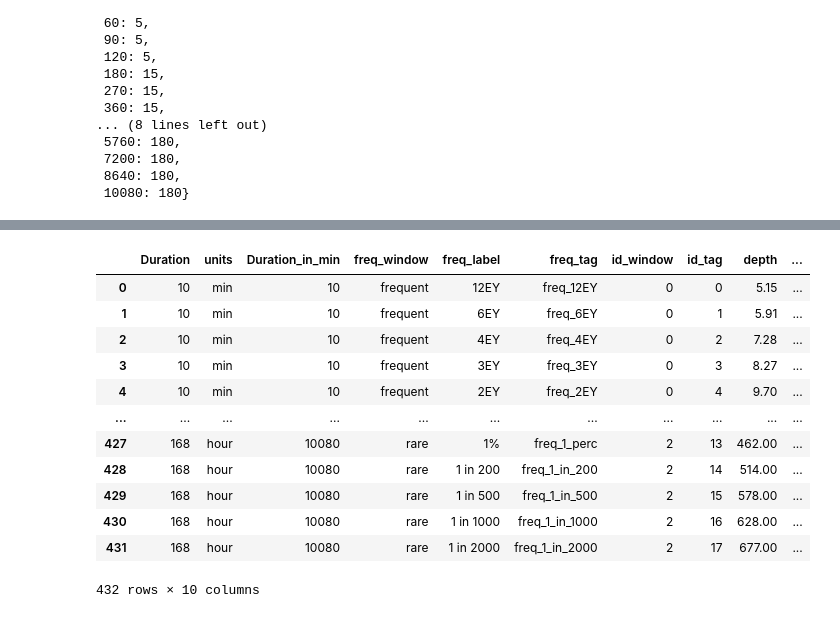
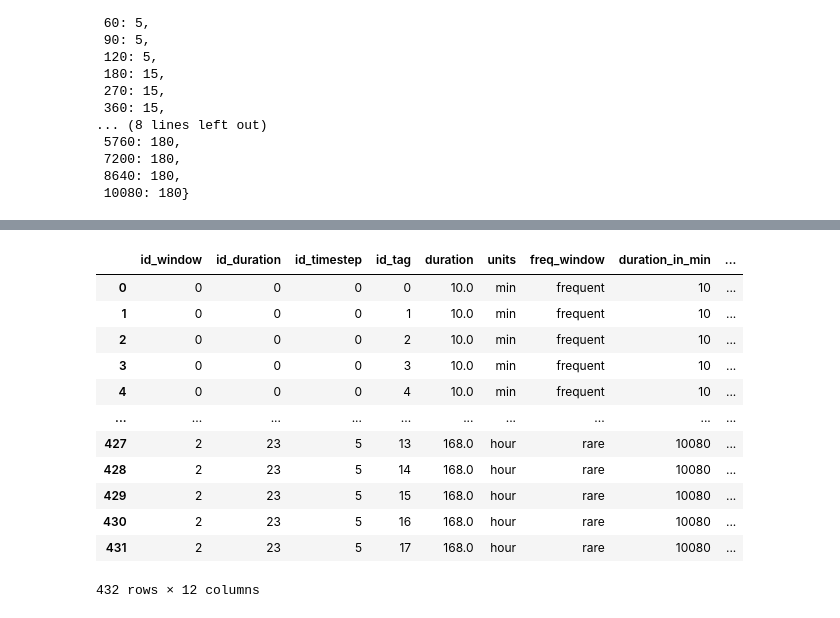
Before and after one commit to Holger-Paxi/Flood_Estimation, a Jupyter notebook: Assignment_3__1st.ipynb, the cells around one changed output, grey strips where cells are left out. Cells and saved outputs as stored; diff of their text form; code cells hidden in the pictures.

```diff
--- a/Assignment_3__1st.ipynb
+++ b/Assignment_3__1st.ipynb
@@ -451,7 +468,8 @@ break
 # %%
-df_map = df_timeseries.copy().iloc[:,:2].drop_duplicates(subset=['TimeStep', 'Duration'])
+df_map = df_timeseries.copy()
+df_map = df_map[['duration_in_min', 'time_step']]#.iloc[:,:2].drop_duplicates(subset=['time_step', 'duration_in_min'])
 df_map.reset_index(drop=True, inplace=True)
-df_map = {key:val for key,val in zip(df_map.Duration, df_map.TimeStep)}
+df_map = {key:val for key,val in zip(df_map.duration_in_min, df_map.time_step)}
 
 df_map
 # %% [output]
@@ -473,14 +491,16 @@ df_map
  8640: 180,
  10080: 180}
 # %%
-df_id = frequency_table.copy().iloc[:-1,4:]
+df_id = frequency_table.copy()
+df_id.drop(index=len(df_id)-1, inplace=True)
+df_id = df_id[['freq_window', 'freq_label', 'freq_tag']]#.iloc[:-1,4:]
 df_id = pd.concat(objs=[
-    pd.Series(data=['depth']*len(df_id)),
+    pd.Series(data=np.full(shape=len(df_id), fill_value='depth')),
     df_id,
     pd.Series(data=np.unique(ar=df_id.freq_window.to_numpy(), return_inverse=True)[1], name='id_window'),
     df_id.index.to_series(name='id_tag')
-    # pd.Series(data=np.unique(ar=df_id.freq_tag.to_numpy(), return_inverse=True)[1], name='id_tag')
     ], axis=1)
+df_id = df_id[df_id.columns[[0,4,5,1,2,3]]]
 
 df_id
 # %% [output]
@@ -504,28 +524,31 @@ df_id
 # %%
 df_idf = idf_table.copy()
 df_idf = df_idf[df_idf.Duration_in_min >= 10]
 df_idf.reset_index(drop=True, inplace=True)
-df_idf.Duration = df_idf.Duration.astype(int)
-df_idf.Duration_in_min = df_idf.Duration_in_min.astype(int)
-df_idf.set_index(keys=df_idf.columns[:3].to_list(), inplace=True)
+df_idf.rename(columns={'Duration':'duration', 'Duration_in_min':'duration_in_min'}, inplace=True)
+df_idf.duration_in_min = df_idf.duration_in_min.astype(int)
+df_idf['id_duration'] = pd.Series(data=np.unique(ar=df_idf.duration_in_min.to_numpy(), return_inverse=True)[1])
+df_idf['time_step'] = df_idf.duration_in_min.map(arg=df_map)
+df_idf['id_timestep'] = pd.Series(data=np.unique(ar=df_idf.time_step.to_numpy(), return_inverse=True)[1])
+df_idf = df_idf[df_idf.columns[-3:].to_list() + df_idf.columns[:-3].to_list()]
+df_idf.set_index(keys=df_idf.columns[:6].to_list(), inplace=True)
 df_idf.columns = pd.MultiIndex.from_frame(df=df_id)
 df_idf = df_idf.stack(level=[1,2,3,4,5], future_stack=True)
-# df_idf.sort_values(by=['id_window', 'id_tag', 'Duration_in_min'], inplace=True)
 df_idf.reset_index(inplace=True)
-df_idf['time_step'] = df_idf.Duration_in_min.map(arg=df_map)
+df_idf = df_idf[df_idf.columns[[6,0,2,7,3,4,8,5,1,9,10,11]]]
 
 df_idf
 # %% [output]
-|  | Duration | units | Duration_in_min | freq_window | freq_label | freq_tag | id_window | id_tag | depth | ... |
-| 0 | 10 | min | 10 | frequent | 12EY | freq_12EY | 0 | 0 | 5.15 | ... |
-| 1 | 10 | min | 10 | frequent | 6EY | freq_6EY | 0 | 1 | 5.91 | ... |
-| 2 | 10 | min | 10 | frequent | 4EY | freq_4EY | 0 | 2 | 7.28 | ... |
-| 3 | 10 | min | 10 | frequent | 3EY | freq_3EY | 0 | 3 | 8.27 | ... |
-| 4 | 10 | min | 10 | frequent | 2EY | freq_2EY | 0 | 4 | 9.70 | ... |
-| ... | ... | ... | ... | ... | ... | ... | ... | ... | ... | ... |
-| 427 | 168 | hour | 10080 | rare | 1% | freq_1_perc | 2 | 13 | 462.00 | ... |
-| 428 | 168 | hour | 10080 | rare | 1 in 200 | freq_1_in_200 | 2 | 14 | 514.00 | ... |
-| 429 | 168 | hour | 10080 | rare | 1 in 500 | freq_1_in_500 | 2 | 15 | 578.00 | ... |
-| 430 | 168 | hour | 10080 | rare | 1 in 1000 | freq_1_in_1000 | 2 | 16 | 628.00 | ... |
-| 431 | 168 | hour | 10080 | rare | 1 in 2000 | freq_1_in_2000 | 2 | 17 | 677.00 | ... |
+|  | id_window | id_duration | id_timestep | id_tag | duration | units | freq_window | duration_in_min | ... |
+| 0 | 0 | 0 | 0 | 0 | 10.0 | min | frequent | 10 | ... |
+| 1 | 0 | 0 | 0 | 1 | 10.0 | min | frequent | 10 | ... |
+| 2 | 0 | 0 | 0 | 2 | 10.0 | min | frequent | 10 | ... |
+| 3 | 0 | 0 | 0 | 3 | 10.0 | min | frequent | 10 | ... |
+| 4 | 0 | 0 | 0 | 4 | 10.0 | min | frequent | 10 | ... |
+| ... | ... | ... | ... | ... | ... | ... | ... | ... | ... |
+| 427 | 2 | 23 | 5 | 13 | 168.0 | hour | rare | 10080 | ... |
+| 428 | 2 | 23 | 5 | 14 | 168.0 | hour | rare | 10080 | ... |
+| 429 | 2 | 23 | 5 | 15 | 168.0 | hour | rare | 10080 | ... |
+| 430 | 2 | 23 | 5 | 16 | 168.0 | hour | rare | 10080 | ... |
+| 431 | 2 | 23 | 5 | 17 | 168.0 | hour | rare | 10080 | ... |
-432 rows × 10 columns
+432 rows × 12 columns
```
Also changed, not shown: parts of 36 cells of this notebook.
